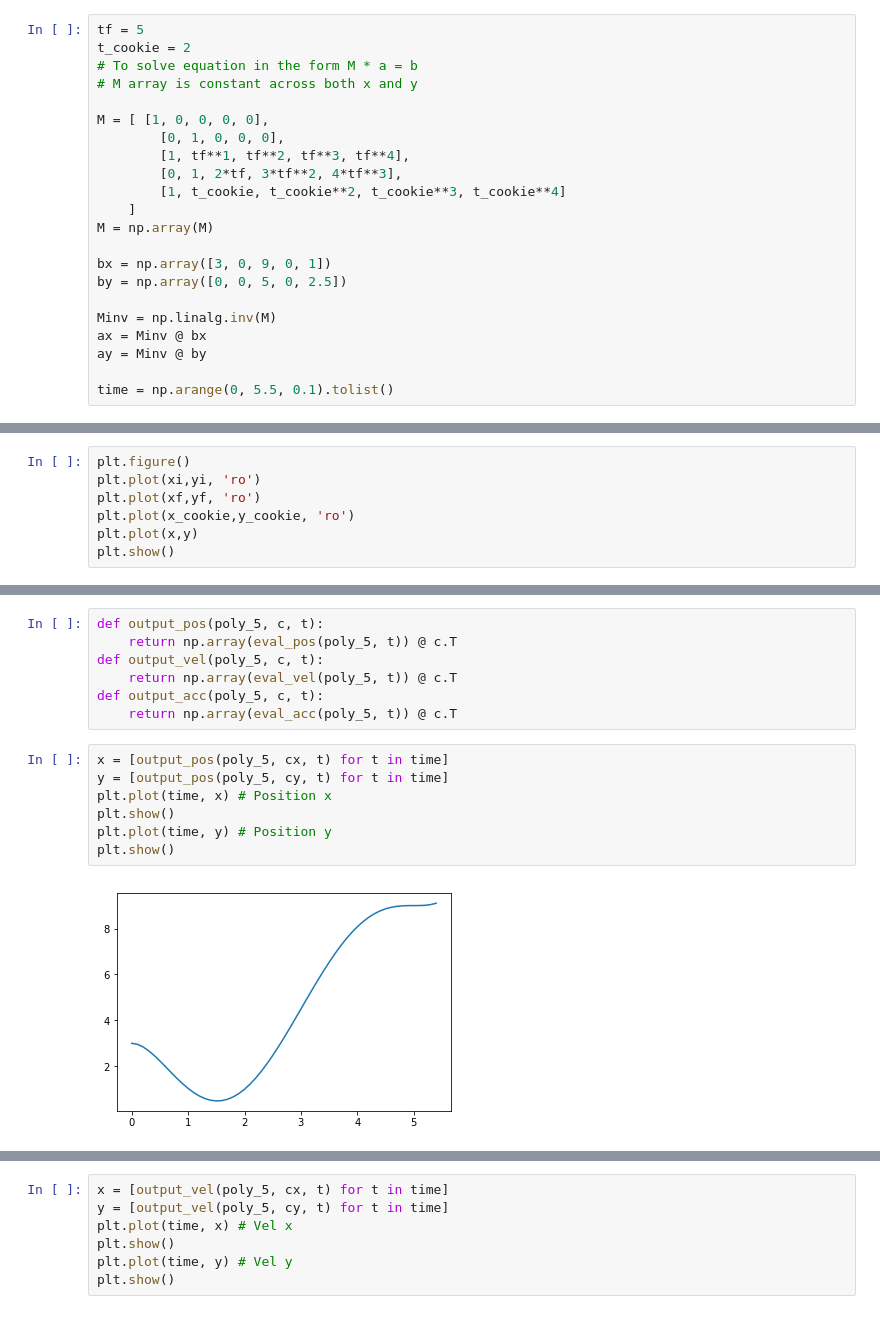
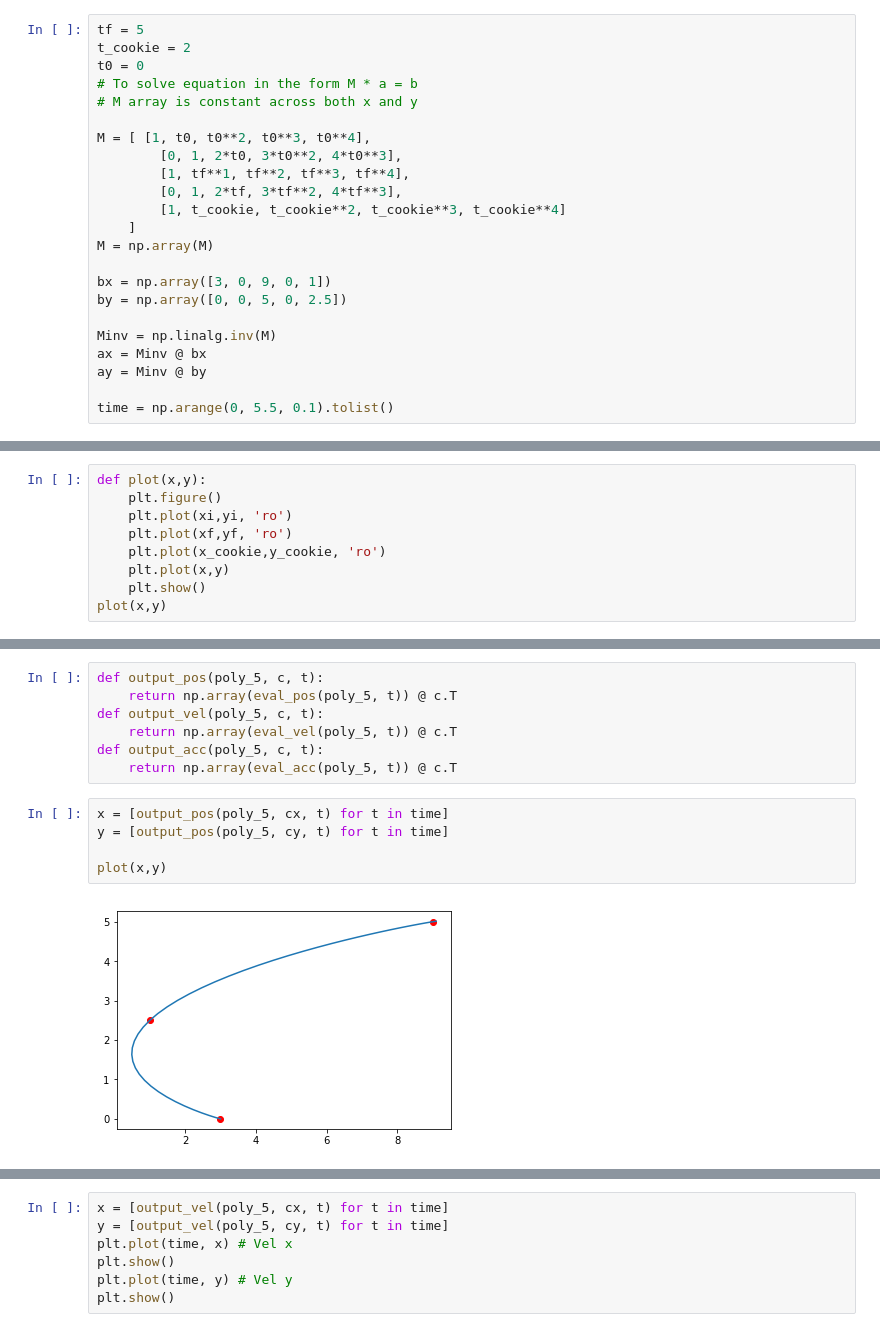
Before and after one commit to BonJovi1/Trajectory-Planning, a Jupyter notebook: a5.ipynb, the cells around one changed output, grey strips where cells are left out. Cells and saved outputs as stored; diff of their text form.

```diff
--- a/a5.ipynb
+++ b/a5.ipynb
@@ -19,11 +19,12 @@ def differentiate_a(a):
 # %%
 tf = 5
 t_cookie = 2
+t0 = 0
 # To solve equation in the form M * a = b
 # M array is constant across both x and y
 
-M = [ [1, 0, 0, 0, 0],
-        [0, 1, 0, 0, 0],
+M = [ [1, t0, t0**2, t0**3, t0**4],
+        [0, 1, 2*t0, 3*t0**2, 4*t0**3],
         [1, tf**1, tf**2, tf**3, tf**4],
         [0, 1, 2*tf, 3*tf**2, 4*tf**3],
         [1, t_cookie, t_cookie**2, t_cookie**3, t_cookie**4]
@@ -49,12 +50,14 @@ yf = 5
 x_cookie = 1
 y_cookie = 2.5
 # %%
-plt.figure()
-plt.plot(xi,yi, 'ro')
-plt.plot(xf,yf, 'ro')
-plt.plot(x_cookie,y_cookie, 'ro')
-plt.plot(x,y)
-plt.show()
+def plot(x,y):
+    plt.figure()
+    plt.plot(xi,yi, 'ro')
+    plt.plot(xf,yf, 'ro')
+    plt.plot(x_cookie,y_cookie, 'ro')
+    plt.plot(x,y)
+    plt.show()
+plot(x,y)
 # %% [output]
 [figure]
 # %%
@@ -194,9 +205,7 @@ def output_acc(poly_5, c, t):
 # %%
 x = [output_pos(poly_5, cx, t) for t in time]
 y = [output_pos(poly_5, cy, t) for t in time]
-plt.plot(time, x) # Position x
-plt.show()
-plt.plot(time, y) # Position y
-plt.show()
+
+plot(x,y)
 # %% [output]
-[figure, old version]
+[figure, new version]
```
Also changed, not shown: parts of 5 cells of this notebook, 1 other file.
